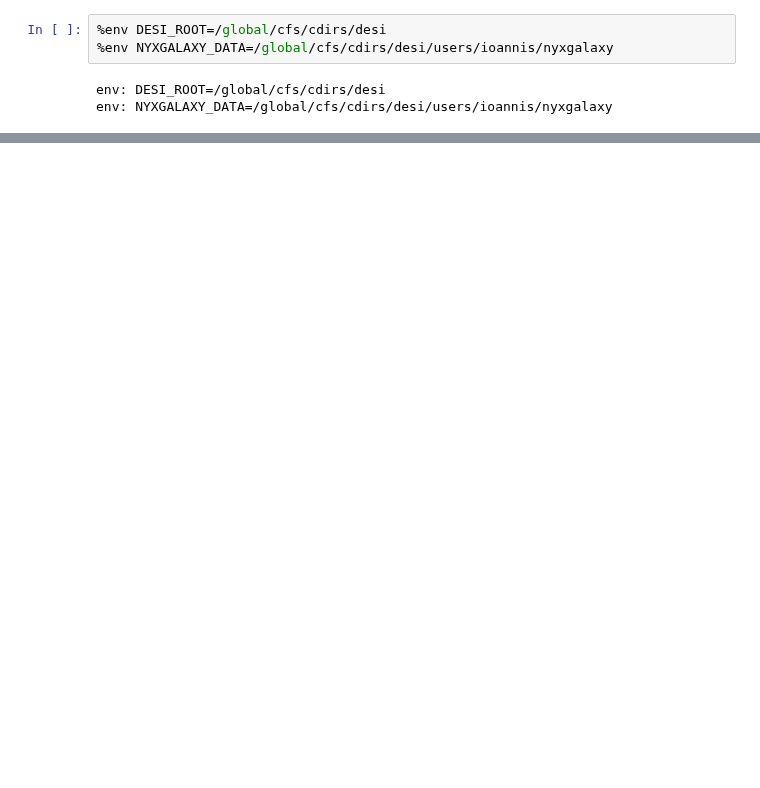
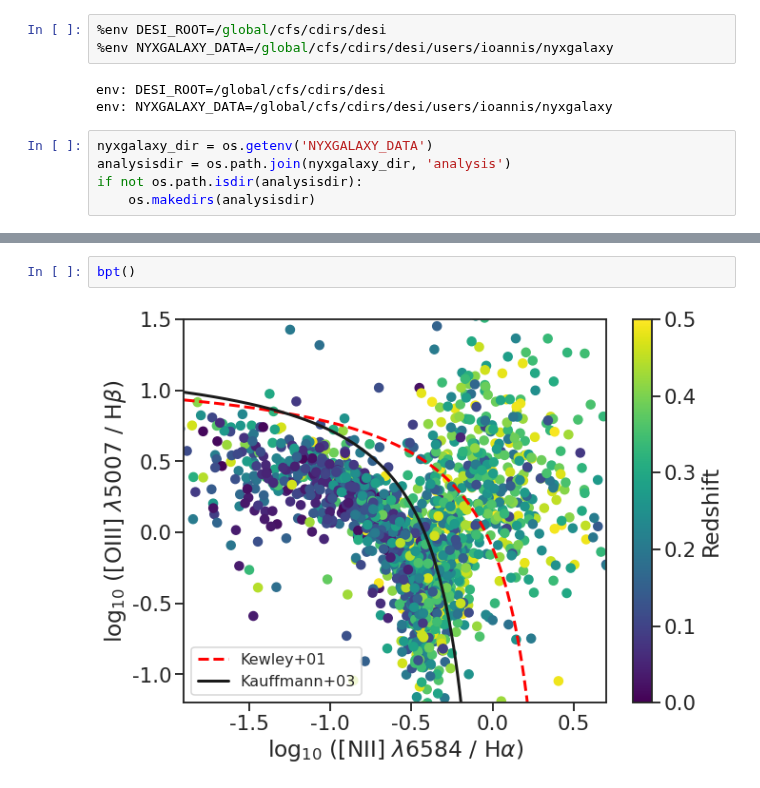
Before and after one commit to desihub/fastspecfit, a Jupyter notebook: doc/nb/nyxgalaxy-analysis.ipynb, the cells around one changed output, grey strips where cells are left out. Saved outputs shown, nothing was run; the diff lists cells and outputs as text; blank space fills up the shorter version.

```diff
--- a/doc/nb/nyxgalaxy-analysis.ipynb
+++ b/doc/nb/nyxgalaxy-analysis.ipynb
@@ -20,4 +21,9 @@ sns.set(context='talk', style='ticks', font_scale=1.3)#, rc=rc)
 # %% [output]
 env: DESI_ROOT=/global/cfs/cdirs/desi
 env: NYXGALAXY_DATA=/global/cfs/cdirs/desi/users/ioannis/nyxgalaxy
+# %%
+nyxgalaxy_dir = os.getenv('NYXGALAXY_DATA')
+analysisdir = os.path.join(nyxgalaxy_dir, 'analysis')
+if not os.path.isdir(analysisdir):
+    os.makedirs(analysisdir)
 # %%
@@ -44,0 +150,4 @@ ax.scatter(res['CONTINUUM_SNR'][:, 0], res['CONTINUUM_VDISP'])
+# %%
+bpt()
+# %% [output]
+[figure, added]
```
Also changed, not shown: parts of 13 cells of this notebook, 3 other files.
